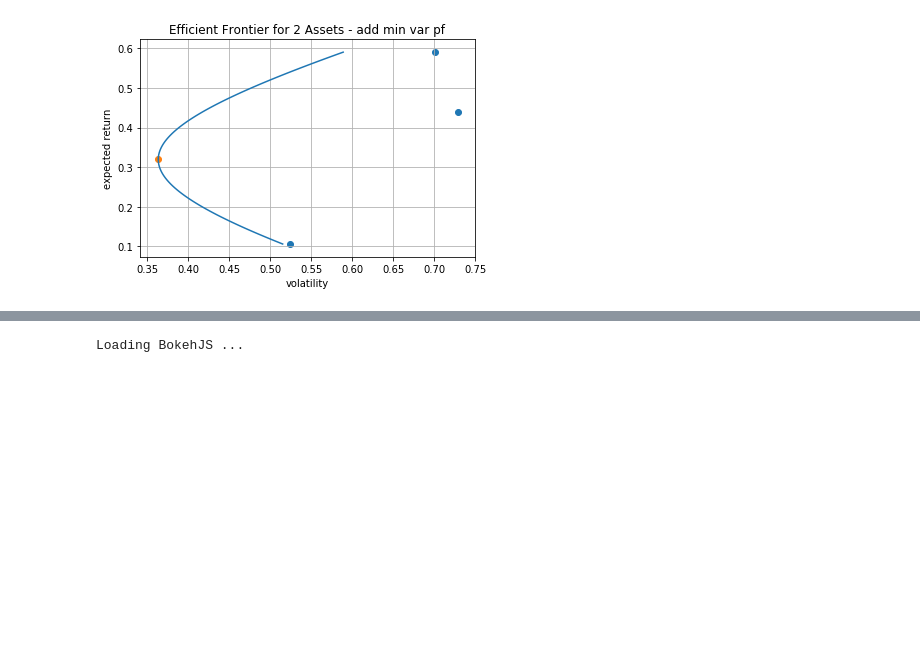
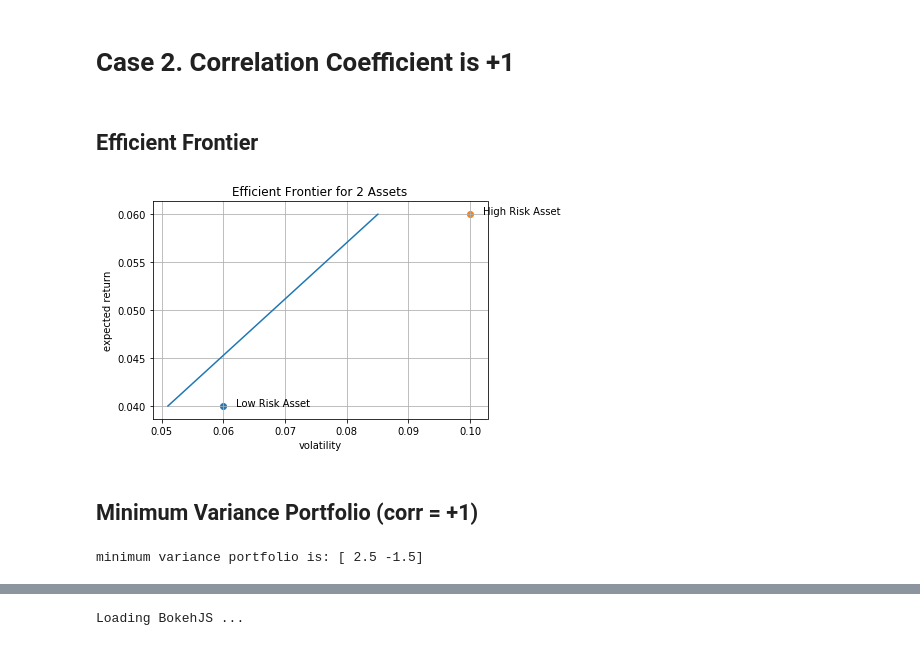
Before and after one commit to investeer-io/markowitz_bokeh, a Jupyter notebook: Markowitz_bokeh.ipynb, the cells around one changed output, grey strips where cells are left out. Cells and saved outputs as stored; diff of their text form; code cells hidden in the pictures; blank space fills up the shorter version.

```diff
--- a/Markowitz_bokeh.ipynb
+++ b/Markowitz_bokeh.ipynb
@@ -32,6 +34,6 @@ plt.show()
 # %%
 def covariance(corr_coef, volas):
-    #corr = np.array([[1, corr_coef],[corr_coef, 1]]) ### assume corr coef is zero!
-    corr = np.diag(np.ones(len(volas)))    ### assume corr coef is zero!
+    # create a covariance matrix out of volatilities and a correlation coefficient (correlation matrix)
+    corr = np.array([[1, corr_coef],[corr_coef, 1]]) ### assume corr coef is zero!
     cov = np.diag(volas) @ corr @ np.diag(volas)
     return cov
@@ -68,10 +76,18 @@ N=100 # grid size of the eff frontier
 y,x = efffrontier(returns_input, cov_input, N)
 # %%
 plt.plot(x,y)
-plt.scatter(volas_input, returns_input)
 plt.xlabel('volatility')
 plt.ylabel('expected return')
-plt.title('Efficient Frontier for 2 Assets')
+plt.title('Efficient Frontier for {} Assets'.format(M))
 plt.grid(True)
+
+#plt.scatter(volas_input, returns_input)
+plt.types = ['Low Risk Asset','High Risk Asset']
+for i, type in enumerate(plt.types):
+    x2 = volas_input[i]
+    y2 = returns_input[i]
+    plt.scatter(x2,y2)
+    plt.text(x2+0.002, y2-0.00, type, fontsize = 10)
+
 plt.show()
 # %% [output]
@@ -86,0 +134,5 @@ minimum variance portfolio is: [0.24920962 0.26942606 0.48136433]
+# %% [markdown]
+# Case 2. Correlation Coefficient is +1
+# %%
+# now if the correlation coefficient is [0, -1, 1]
+corr_coef_input = 1
@@ -87,11 +141,32 @@ minimum variance portfolio is: [0.24920962 0.26942606 0.48136433]
+# %% [markdown]
+## Efficient Frontier
+# %%
+N=100 # grid size of the eff frontier
+y,x = efffrontier(returns_input, cov_input, N)
 # %%
 plt.plot(x,y)
-plt.scatter(volas_input, returns_input)
 plt.xlabel('volatility')
 plt.ylabel('expected return')
-plt.title('Efficient Frontier for 2 Assets - add min var pf')
+plt.title('Efficient Frontier for {} Assets'.format(M))
 plt.grid(True)
-plt.scatter(minvar_vol, minvar_ret)
+
+#plt.scatter(volas_input, returns_input)
+plt.types = ['Low Risk Asset','High Risk Asset']
+for i, type in enumerate(plt.types):
+    x2 = volas_input[i]
+    y2 = returns_input[i]
+    plt.scatter(x2,y2)
+    plt.text(x2+0.002, y2-0.00, type, fontsize = 10)
+
 plt.show()
 # %% [output]
-[figure, old version]
+[figure, new version]
+# %% [markdown]
+## Minimum Variance Portfolio (corr = +1)
+# %%
+minvar_w = np.divide(np.linalg.inv(cov_input) @ np.ones(len(returns_input)), np.ones(len(returns_input)).T @ np.linalg.inv(cov_input) @ np.ones(len(returns_input)))
+minvar_ret = calc_return(minvar_w, returns_input)
+minvar_vol = calc_vola(minvar_w, cov_input)
+print('minimum variance portfolio is: {}'.format(minvar_w))
+# %% [output]
+minimum variance portfolio is: [ 2.5 -1.5]
```
Also changed, not shown: parts of 35 cells of this notebook.
